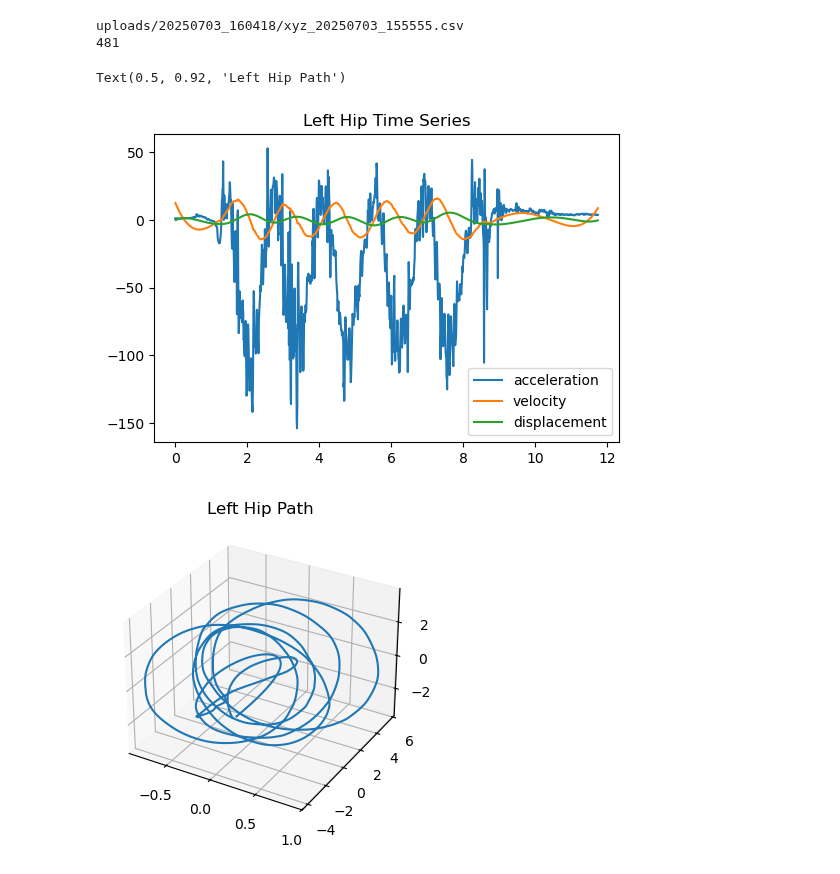
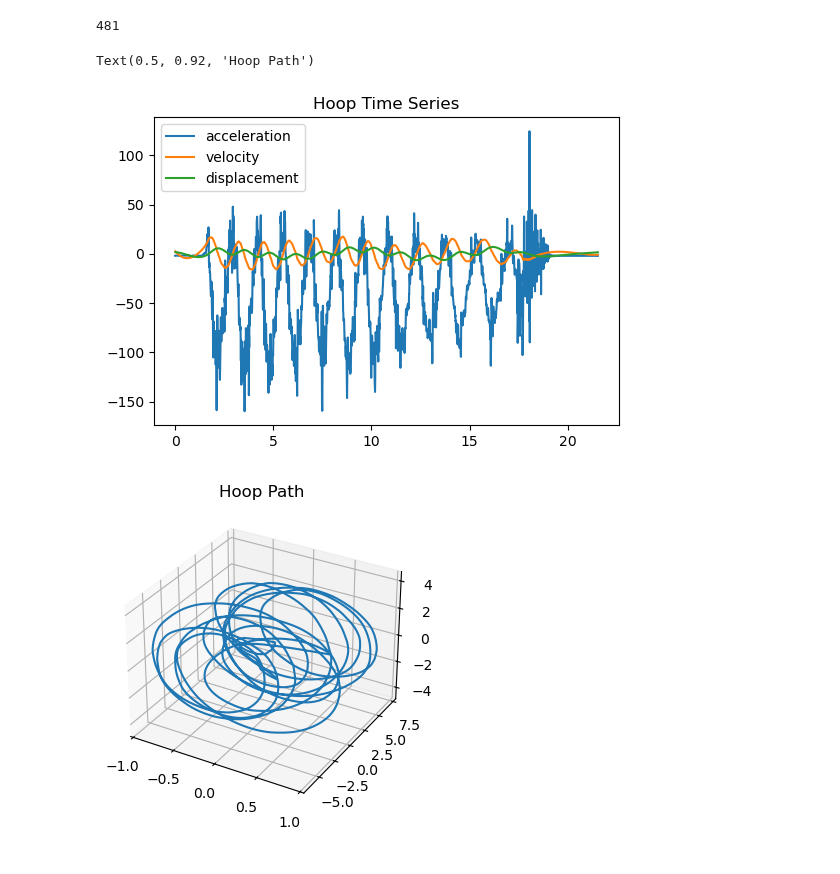
Before and after one commit to ThH00/biomechanics-hula-hoop, a Jupyter notebook: experiments/hip_experiment.ipynb, the cells around one changed output. Saved outputs shown, nothing was run; the diff lists cells and outputs as text; code cells hidden in the pictures.

```diff
--- a/experiments/hip_experiment.ipynb
+++ b/experiments/hip_experiment.ipynb
@@ -11,34 +11,31 @@ OUT_DIR = Path("out")
 if not OUT_DIR.exists():
     OUT_DIR.mkdir()
 # %%
-hoop_file = list(IN_DIR.glob("xyz*.csv"))[-1]
-print(hoop_file)
+hoop_file = list(IN_DIR.glob("xyz*.csv"))[2]
 hoop_data = load_movella(hoop_file, lead_time=4)
 time, accel_x, accel_y, accel_z = hoop_data.T
-# Note: x axis is vertical
 
 veloc_x = detrend(time[1:], integrate(y=accel_x,x=time))
 veloc_y = detrend(time[1:], integrate(y=accel_y,x=time))
 veloc_z = detrend(time[1:], integrate(y=accel_z,x=time))
 
 displ_x = detrend(time[2:], integrate(y=veloc_x,x=time[1:]))
 displ_y = detrend(time[2:], integrate(y=veloc_y,x=time[1:]))
 displ_z = detrend(time[2:], integrate(y=veloc_z,x=time[1:]))
 
 fig_ts, ax_ts = plt.subplots(figsize=(6,4))
 ax_ts.plot(time,accel_z,label='acceleration')
 ax_ts.plot(time[1:],veloc_z,label='velocity')
 ax_ts.plot(time[2:],displ_z,label='displacement')
 ax_ts.legend()
-ax_ts.set_title('Left Hip Time Series')
+ax_ts.set_title('Hoop Time Series')
 
 fig = plt.figure(figsize=(6,4))
 ax = fig.add_subplot(projection='3d')
 ax.plot(displ_y,displ_z,displ_x)
-ax.set_title('Left Hip Path')
+ax.set_title('Hoop Path')
 # %% [output]
-uploads/20250703_160418/xyz_20250703_155555.csv
 481
-Text(0.5, 0.92, 'Left Hip Path')
+Text(0.5, 0.92, 'Hoop Path')
-[figure, old version]
+[figure, new version]
-[figure, old version]
+[figure, new version]
```
Also changed, not shown: 1 other file.
